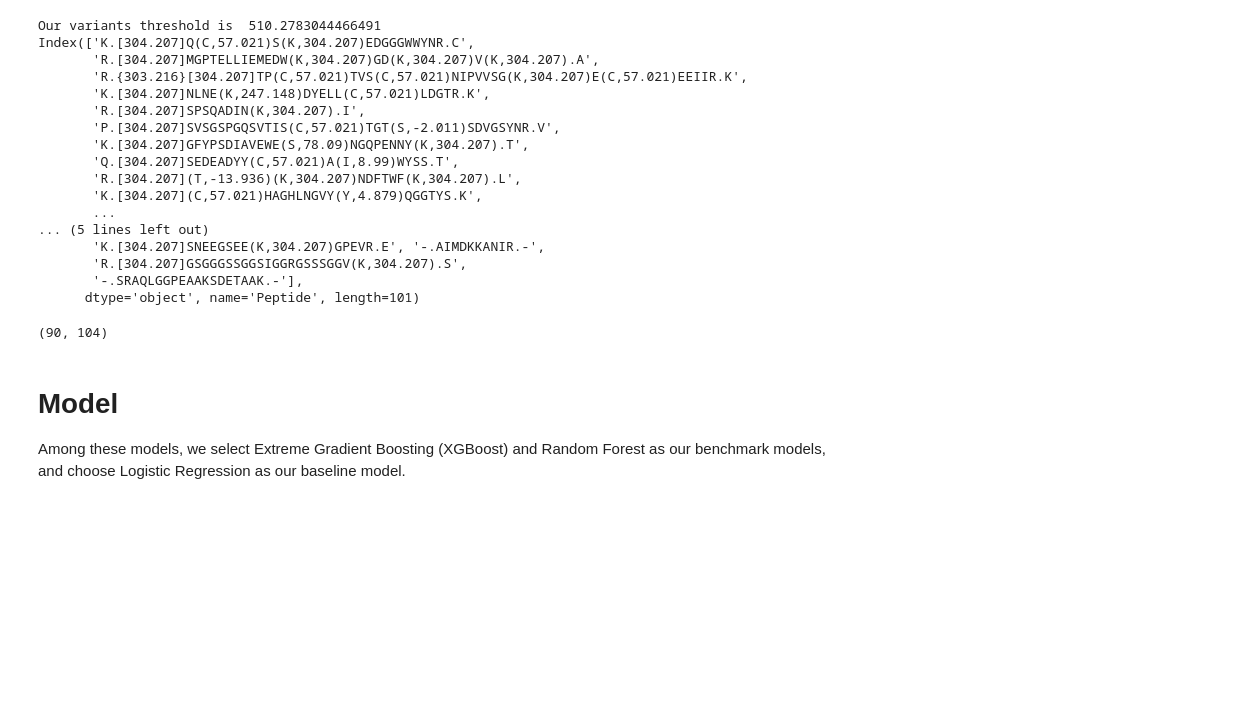
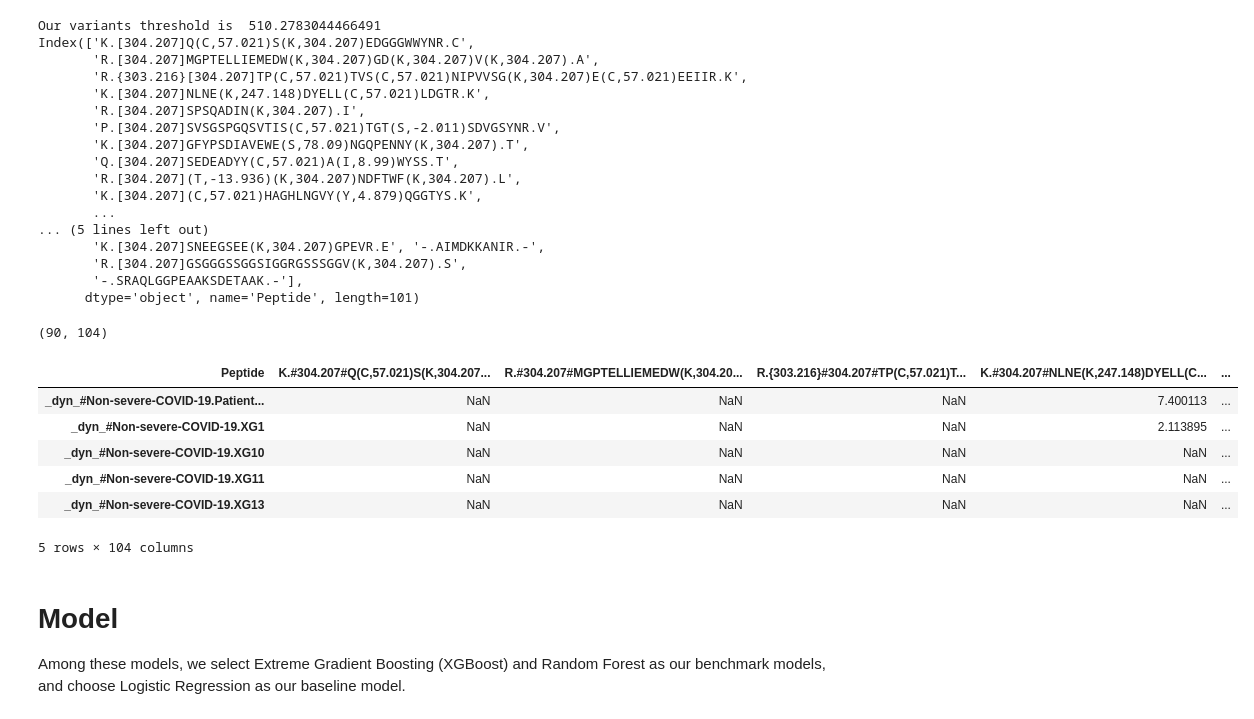
Before and after one commit to MiddleEarthExplorer/COVID19_Classification, a Jupyter notebook: CSE291_Notebook_Brian-Stage 2.ipynb, the cells around one changed output. Drawn from its saved outputs; the diff is of its cells as text; code cells hidden in the pictures; blank space fills up the shorter version.

```diff
--- a/CSE291_Notebook_Brian-Stage 2.ipynb
+++ b/CSE291_Notebook_Brian-Stage 2.ipynb
@@ -269,13 +269,13 @@ plt.show()
 # %% [markdown]
 ### Get top 6 and do visualization
 # %%
-variants_with_var = variants_with_var.dropna()
-percentile_99 = np.percentile(variants_with_var, 99.99)
-print("Our variants threshold is ", percentile_99)
-high_variance_features = variants_with_var[variants_with_var > percentile_99]  # keep only values higher than the 99th percentile
-high_variance_features.sort_values(ascending=False)
-top_6_peptides_names = high_variance_features.nlargest(6).index
-top_6_peptides_names
+# variants_with_var = variants_with_var.dropna()
+# percentile_99 = np.percentile(variants_with_var, 99.99)
+# print("Our variants threshold is ", percentile_99)
+# high_variance_features = variants_with_var[variants_with_var > percentile_99]  # keep only values higher than the 99th percentile
+# high_variance_features.sort_values(ascending=False)
+# top_6_peptides_names = high_variance_features.nlargest(6).index
+# top_6_peptides_names
 # %% [output]
 Our variants threshold is  4344.126224872254
 Index(['K.[304.207](K,304.207)QTALVELV(K,348.165).H', '-.VVKVANGAEMK.-',
@@ -364,6 +364,16 @@ dataset_preprocessed = getSelectedFeatues(dataset_preprocessed, features)
 dataset_preprocessed.shape
 # %% [output]
 (90, 104)
+# %%
+dataset_preprocessed.head()
+# %% [output]
+| Peptide | K.#304.207#Q(C,57.021)S(K,304.207... | R.#304.207#MGPTELLIEMEDW(K,304.20... | R.{303.216}#304.207#TP(C,57.021)T... | K.#304.207#NLNE(K,247.148)DYELL(C... | ... |
+| _dyn_#Non-severe-COVID-19.Patient... | NaN | NaN | NaN | 7.400113 | ... |
+| _dyn_#Non-severe-COVID-19.XG1 | NaN | NaN | NaN | 2.113895 | ... |
+| _dyn_#Non-severe-COVID-19.XG10 | NaN | NaN | NaN | NaN | ... |
+| _dyn_#Non-severe-COVID-19.XG11 | NaN | NaN | NaN | NaN | ... |
+| _dyn_#Non-severe-COVID-19.XG13 | NaN | NaN | NaN | NaN | ... |
+5 rows × 104 columns
 # %% [markdown]
 # Model
 Among these models, we select Extreme Gradient Boosting (XGBoost) and Random Forest as our benchmark models, and choose Logistic Regression as our baseline model.
```
Also changed, not shown: parts of 3 cells of this notebook.
